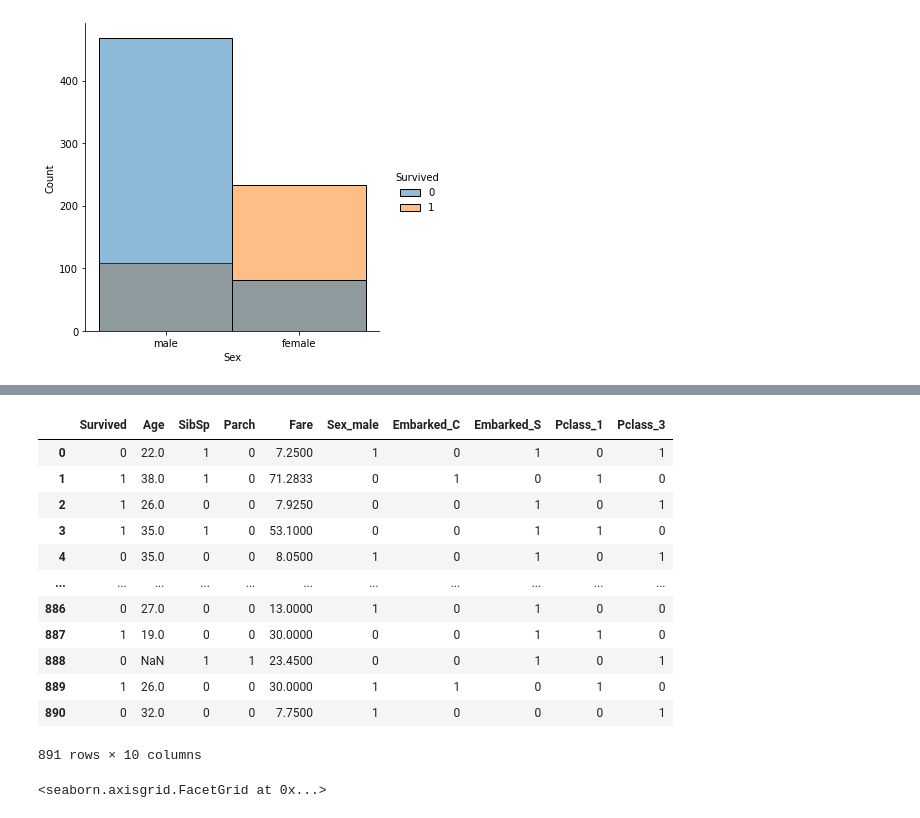
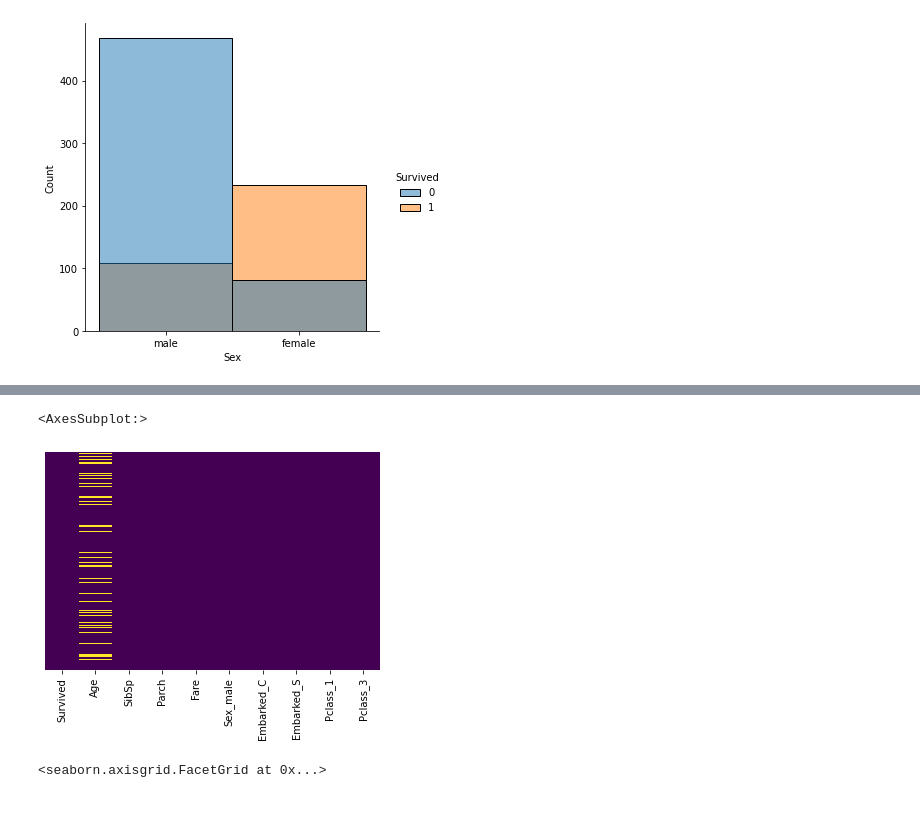
Before and after one commit to agusproci/Titanic, a Jupyter notebook: Titanic.ipynb, the cells around one changed output, grey strips where cells are left out. Saved outputs shown, nothing was run; the diff lists cells and outputs as text; code cells hidden in the pictures.

```diff
--- a/Titanic.ipynb
+++ b/Titanic.ipynb
@@ -141,19 +143,9 @@ See the caveats in the documentation: https://pandas.pydata.org/pandas-docs/stab
-# %%
-train_df.pipe(preprocessing)
-# %% [output]
-|  | Survived | Age | SibSp | Parch | Fare | Sex_male | Embarked_C | Embarked_S | Pclass_1 | Pclass_3 |
-| 0 | 0 | 22.0 | 1 | 0 | 7.2500 | 1 | 0 | 1 | 0 | 1 |
-| 1 | 1 | 38.0 | 1 | 0 | 71.2833 | 0 | 1 | 0 | 1 | 0 |
-| 2 | 1 | 26.0 | 0 | 0 | 7.9250 | 0 | 0 | 1 | 0 | 1 |
-| 3 | 1 | 35.0 | 1 | 0 | 53.1000 | 0 | 0 | 1 | 1 | 0 |
-| 4 | 0 | 35.0 | 0 | 0 | 8.0500 | 1 | 0 | 1 | 0 | 1 |
-| ... | ... | ... | ... | ... | ... | ... | ... | ... | ... | ... |
-| 886 | 0 | 27.0 | 0 | 0 | 13.0000 | 1 | 0 | 1 | 0 | 0 |
-| 887 | 1 | 19.0 | 0 | 0 | 30.0000 | 0 | 0 | 1 | 1 | 0 |
-| 888 | 0 | NaN | 1 | 1 | 23.4500 | 0 | 0 | 1 | 0 | 1 |
-| 889 | 1 | 26.0 | 0 | 0 | 30.0000 | 1 | 1 | 0 | 1 | 0 |
-| 890 | 0 | 32.0 | 0 | 0 | 7.7500 | 1 | 0 | 0 | 0 | 1 |
-891 rows × 10 columns
+# %%
+#Check null values in each feature
+sns.heatmap(train_df.isnull(), yticklabels=False, cbar=False, cmap='viridis')
+# %% [output]
+<AxesSubplot:>
+[figure, added]
 # %%
 sns.displot(x='SibSp', bins=8,data=train_df, hue='Survived')
 # %% [output]
```
Also changed, not shown: parts of 17 cells of this notebook.
